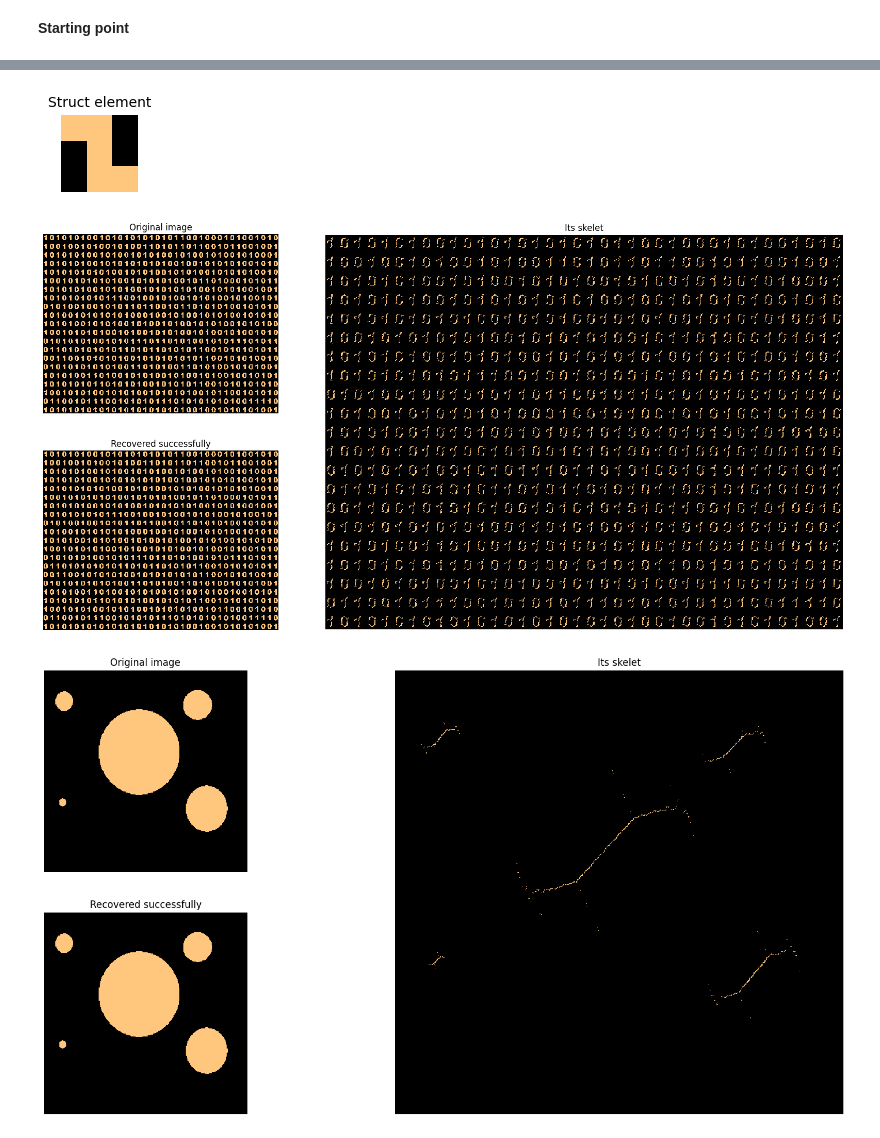
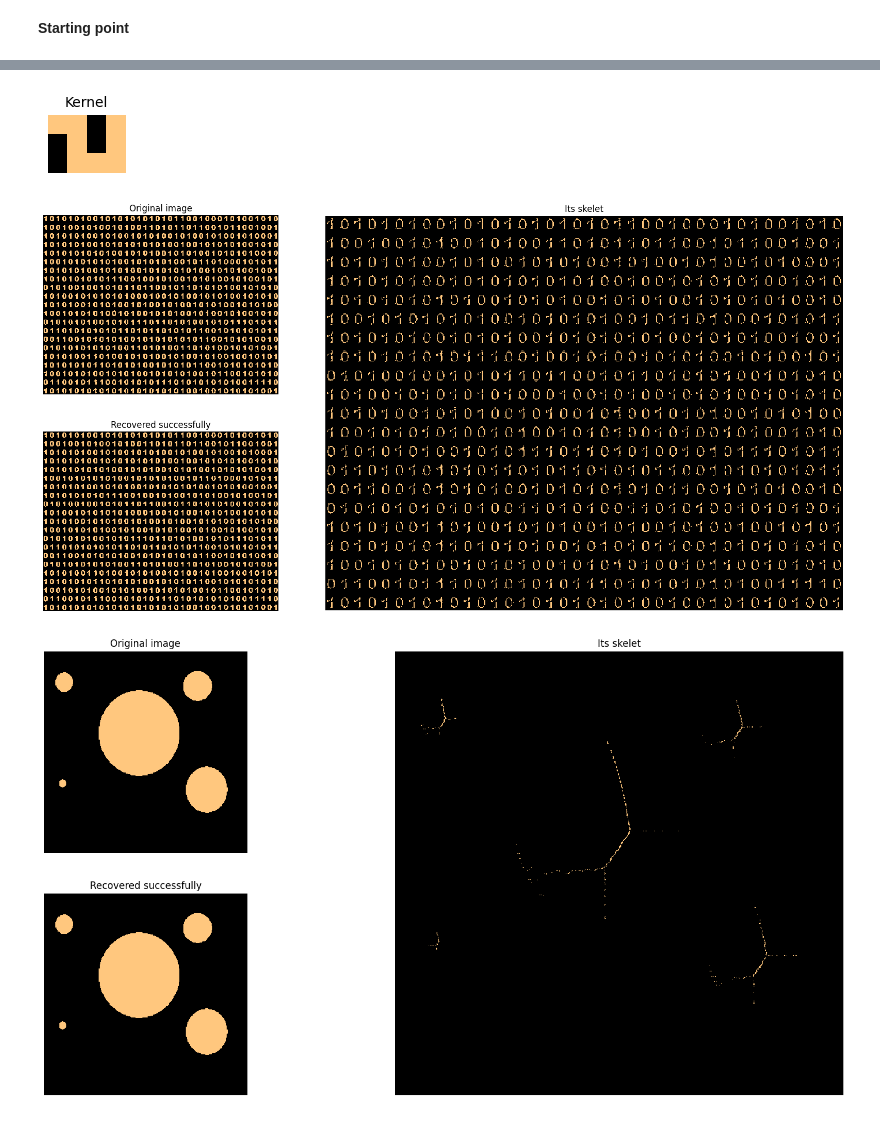
Before and after one commit to SubaruFallout/BasicOfDigitalImageProcessing, a Jupyter notebook: task1(constructionOfMorphologicalSkeleton).ipynb, the cells around one changed output, grey strips where cells are left out. Saved outputs shown, nothing was run; the diff lists cells and outputs as text; code cells hidden in the pictures.

```diff
--- a/task1(constructionOfMorphologicalSkeleton).ipynb
+++ b/task1(constructionOfMorphologicalSkeleton).ipynb
@@ -47,7 +46,7 @@ def constructSkeleton(orig_img, struct_element):
 # %%
 # Restore original image from skeleton
 # Return restored image
-def restoreFromSkeleton(skeleton, struct_element):
+def restoreFromSkeleton(skeleton, kernel):
     restored_img = np.zeros(skeleton[0].shape, np.uint8)
     n = len(skeleton)
     n -= 1
@@ -57,8 +56,8 @@ def restoreFromSkeleton(skeleton, struct_element):
         if n == 0:
             break
 
-        restored_img = cv2.dilate(restored_img, struct_element)
-        # restored_img = binary_dilation(restored_img, struct_element).astype(restored_img.dtype)
+        # restored_img = cv2.dilate(restored_img, kernel)
+        restored_img = binary_dilation(restored_img, kernel).astype(restored_img.dtype)
         n -= 1
 
     return restored_img
@@ -66,11 +65,11 @@ def restoreFromSkeleton(skeleton, struct_element):
 # Make skeleton for every image
 # Restore image from skeleton
 # Show results
-def run(files, struct_element):
-    # Show struct element
+def run(files, kernel):
+    # Show kernel
     plt.figure(figsize=(1, 1))
-    plt.title("Struct element", fontsize=10)
-    plt.imshow(struct_element, vmin=0, vmax=1)
+    plt.title("Kernel", fontsize=10)
+    plt.imshow(kernel, vmin=0, vmax=1)
     plt.axis("off")
     plt.show()
 
@@ -79,8 +78,8 @@ def run(files, struct_element):
         ret, img = cv2.threshold(img, 127, 255, cv2.THRESH_BINARY)
         img[img == 255] = 1
 
-        skeleton = constructSkeleton(img, struct_element)
-        recovered_img = restoreFromSkeleton(skeleton, struct_element)
+        skeleton = constructSkeleton(img, kernel)
+        recovered_img = restoreFromSkeleton(skeleton, kernel)
 
         # Merge skeleton in one array
         merged_skeleton = np.zeros(img.shape, np.uint8)
@@ -125,7 +124,7 @@ files = []
 for filename in os.listdir(directory):
     files.append(os.path.join(directory, filename))
 # %%
-struct_element = cv2.getStructuringElement(cv2.MORPH_CROSS, (3, 3))
+kernel_cross = cv2.getStructuringElement(cv2.MORPH_CROSS, (3, 3))
 
-run(files, struct_element)
+run(files, kernel_cross)
 # %% [output]
@@ -138,5 +137,5 @@ run(files, struct_element)
 # %%
-struct_element = cv2.getStructuringElement(cv2.MORPH_RECT, (3, 3))
+kernel_rect = cv2.getStructuringElement(cv2.MORPH_RECT, (3, 3))
 
-run(files, struct_element)
+run(files, kernel_rect)
 # %% [output]
@@ -148,14 +147,14 @@ run(files, struct_element)
 [figure]
 # %%
 # Check non symmetric struct element
-struct_element = cv2.getStructuringElement(cv2.MORPH_RECT, (3, 3))
-struct_element[0, 2] = 0
-struct_element[2, 0] = 0
-struct_element[1, 0] = 0
-struct_element[1, 2] = 0
+kernel = cv2.getStructuringElement(cv2.MORPH_RECT, (4, 3))
+kernel[0, 2] = 0
+kernel[2, 0] = 0
+kernel[1, 0] = 0
+kernel[1, 2] = 0
 
-run(files, struct_element)
+run(files, kernel)
 # %% [output]
-[figure, old version]
+[figure, new version]
-[figure, old version]
+[figure, new version]
-[figure, old version]
+[figure, new version]
```
Also changed, not shown: parts of 6 cells of this notebook.
